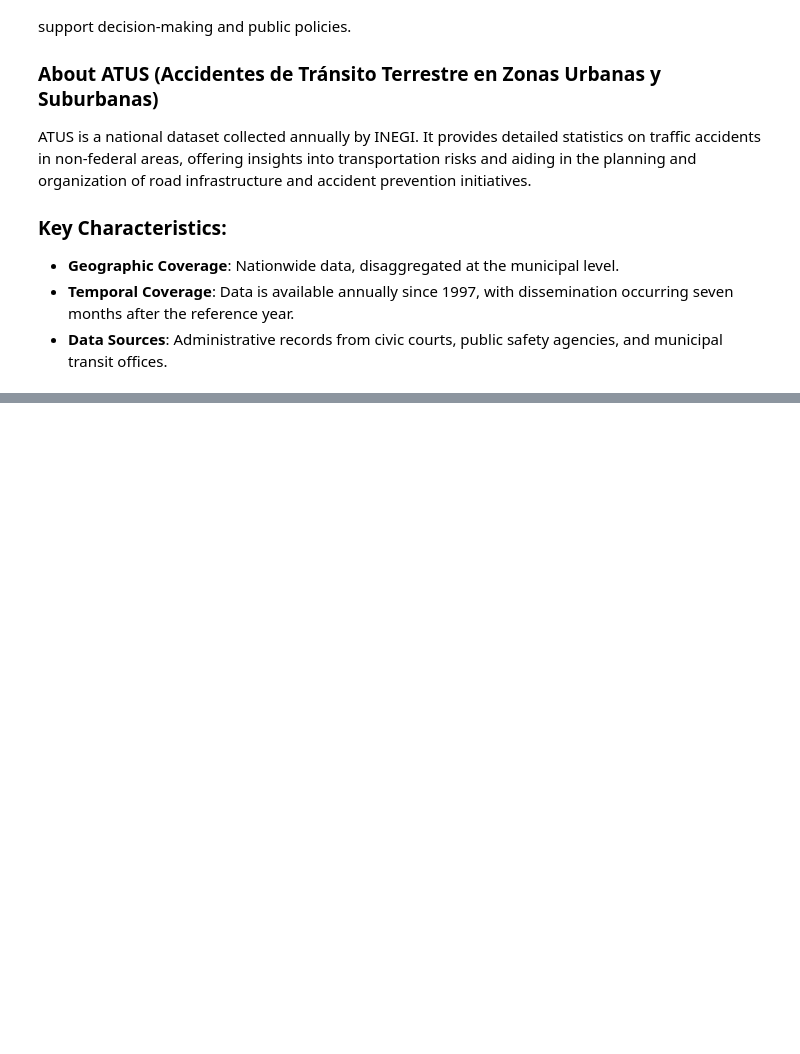
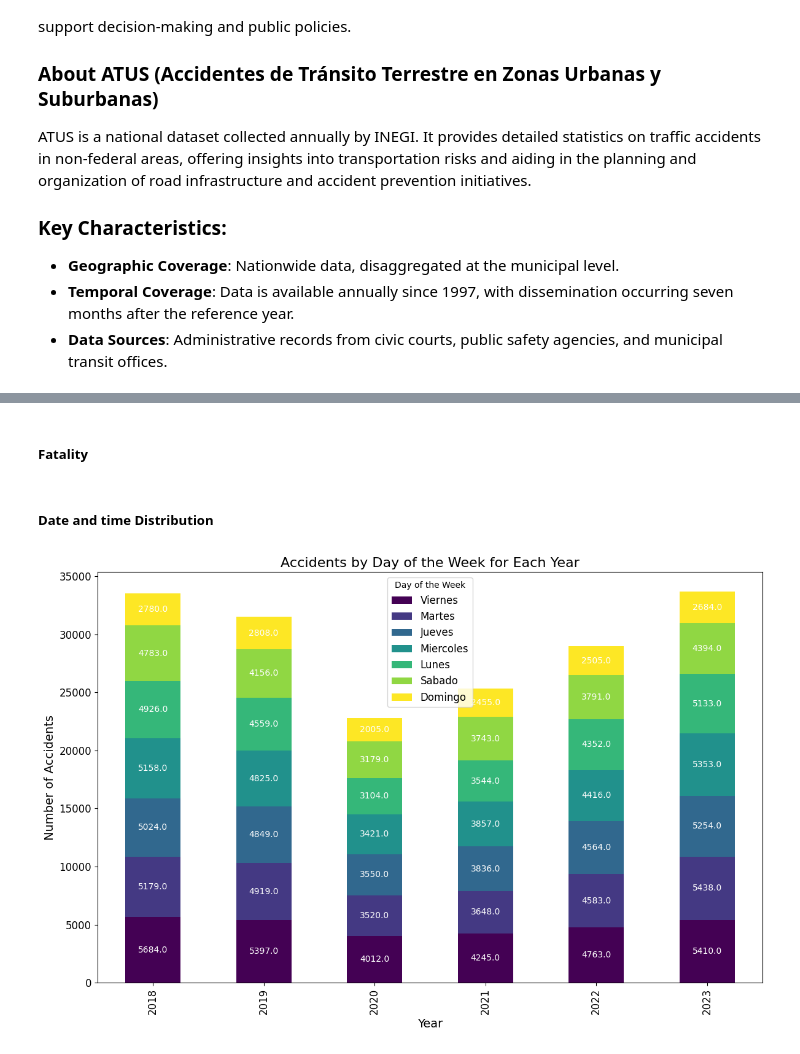
Before and after one commit to pgomezr0/Monterrey-Collisions, a Jupyter notebook: notebooks/inegi_accidentes_exploration.ipynb, the cells around one changed output, grey strips where cells are left out. Cells and saved outputs as stored; diff of their text form; code cells hidden in the pictures; blank space fills up the shorter version.

```diff
--- a/notebooks/inegi_accidentes_exploration.ipynb
+++ b/notebooks/inegi_accidentes_exploration.ipynb
@@ -106,0 +277,2 @@ Name: count, dtype: int64
+# %% [markdown]
+##### Fatality
@@ -106,0 +312,42 @@ Name: count, dtype: int64
+# %% [markdown]
+##### Date and time Distribution
+# %%
+def plot_popular_day_of_week():
+
+    grouped_data = hist_acc_df.groupby(['anio', 'diasemana']).size().reset_index(name='accident_count')
+
+    pivot_data = grouped_data.pivot_table(index='anio', columns='diasemana', values='accident_count', fill_value=0)
+
+    # Reorder days of the week by their total number of accidents across all years
+    day_order = pivot_data.sum(axis=0).sort_values(ascending=False).index
+    pivot_data = pivot_data[day_order]
+
+    ax = pivot_data.plot(kind='bar', stacked=True, figsize=(12, 8), colormap='viridis')
+
+    # Adding count labels to the bars
+    for i, year in enumerate(pivot_data.index):
+        bottom_offset = 0  # Track the bottom of the stacked bar
+        for day in pivot_data.columns:
+            count = pivot_data.loc[year, day]
+            if count > 0:
+                ax.text(
+                    i,
+                    bottom_offset + count / 2,  # Place the text in the middle of the segment
+                    str(count),
+                    ha='center', va='center', fontsize=10, color='white'
+                )
+            bottom_offset += count
+
+    plt.title('Accidents by Day of the Week for Each Year', fontsize=16)
+    plt.xlabel('Year', fontsize=14)
+    plt.ylabel('Number of Accidents', fontsize=14)
+    plt.xticks(fontsize=12)
+    plt.yticks(fontsize=12)
+    plt.legend(title='Day of the Week', fontsize=12)
+    plt.tight_layout()
+
+    plt.show()
+# %%
+plot_popular_day_of_week()
+# %% [output]
+[figure, added]
```
Also changed, not shown: parts of 61 cells of this notebook, 1 other file.
